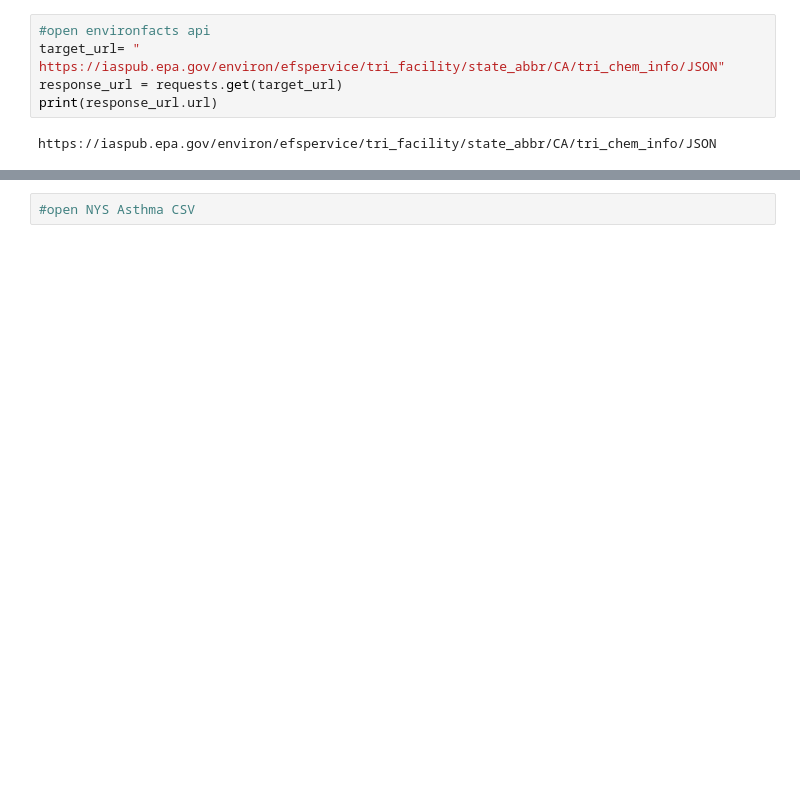
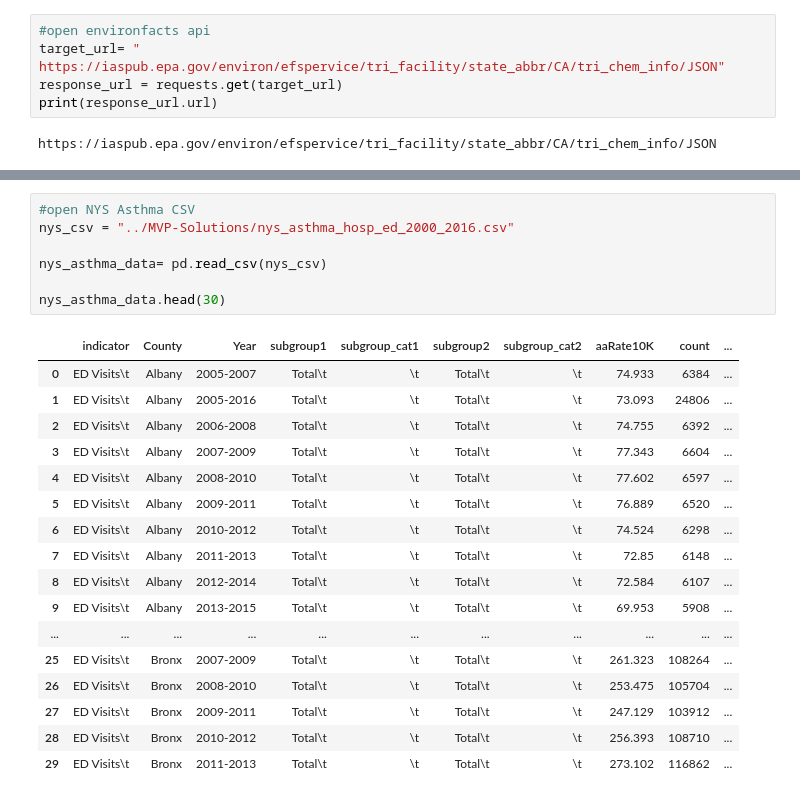
Before and after one commit to VanessaKnox/MVP-Solutions, a Jupyter notebook: masterprojectwork.ipynb, the cells around one changed output, grey strips where cells are left out. Saved outputs shown, nothing was run; the diff lists cells and outputs as text; blank space fills up the shorter version.

```diff
--- a/masterprojectwork.ipynb
+++ b/masterprojectwork.ipynb
@@ -78,2 +121,25 @@ JSONDecodeError: Expecting value: line 1 column 1 (char 0)
 # %%
 #open NYS Asthma CSV
+nys_csv = "../MVP-Solutions/nys_asthma_hosp_ed_2000_2016.csv"
+
+nys_asthma_data= pd.read_csv(nys_csv)
+
+nys_asthma_data.head(30)
+# %% [output]
+|  | indicator | County | Year | subgroup1 | subgroup_cat1 | subgroup2 | subgroup_cat2 | aaRate10K | count | ... |
+| 0 | ED Visits\t | Albany | 2005-2007 | Total\t | \t | Total\t | \t | 74.933 | 6384 | ... |
+| 1 | ED Visits\t | Albany | 2005-2016 | Total\t | \t | Total\t | \t | 73.093 | 24806 | ... |
+| 2 | ED Visits\t | Albany | 2006-2008 | Total\t | \t | Total\t | \t | 74.755 | 6392 | ... |
+| 3 | ED Visits\t | Albany | 2007-2009 | Total\t | \t | Total\t | \t | 77.343 | 6604 | ... |
+| 4 | ED Visits\t | Albany | 2008-2010 | Total\t | \t | Total\t | \t | 77.602 | 6597 | ... |
+| 5 | ED Visits\t | Albany | 2009-2011 | Total\t | \t | Total\t | \t | 76.889 | 6520 | ... |
+| 6 | ED Visits\t | Albany | 2010-2012 | Total\t | \t | Total\t | \t | 74.524 | 6298 | ... |
+| 7 | ED Visits\t | Albany | 2011-2013 | Total\t | \t | Total\t | \t | 72.85 | 6148 | ... |
+| 8 | ED Visits\t | Albany | 2012-2014 | Total\t | \t | Total\t | \t | 72.584 | 6107 | ... |
+| 9 | ED Visits\t | Albany | 2013-2015 | Total\t | \t | Total\t | \t | 69.953 | 5908 | ... |
+| ... | ... | ... | ... | ... | ... | ... | ... | ... | ... | ... |
+| 25 | ED Visits\t | Bronx | 2007-2009 | Total\t | \t | Total\t | \t | 261.323 | 108264 | ... |
+| 26 | ED Visits\t | Bronx | 2008-2010 | Total\t | \t | Total\t | \t | 253.475 | 105704 | ... |
+| 27 | ED Visits\t | Bronx | 2009-2011 | Total\t | \t | Total\t | \t | 247.129 | 103912 | ... |
+| 28 | ED Visits\t | Bronx | 2010-2012 | Total\t | \t | Total\t | \t | 256.393 | 108710 | ... |
+| 29 | ED Visits\t | Bronx | 2011-2013 | Total\t | \t | Total\t | \t | 273.102 | 116862 | ... |
```
Also changed, not shown: parts of 8 cells of this notebook, 1 other file.
